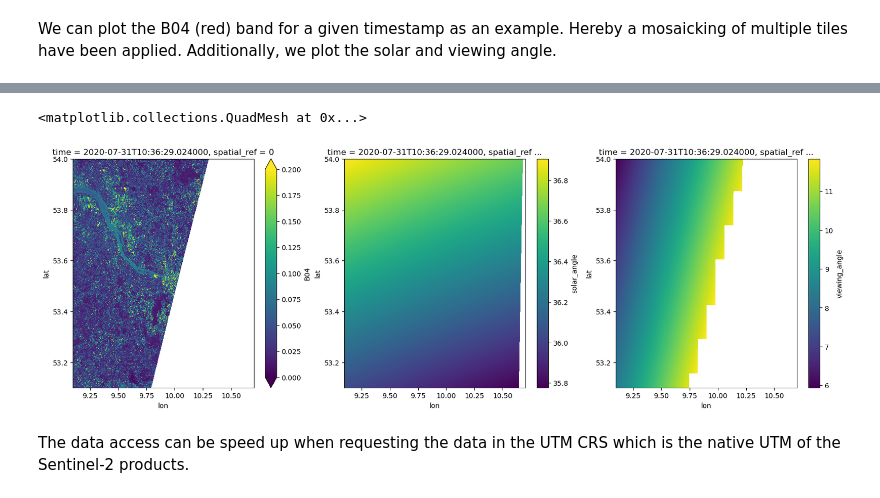
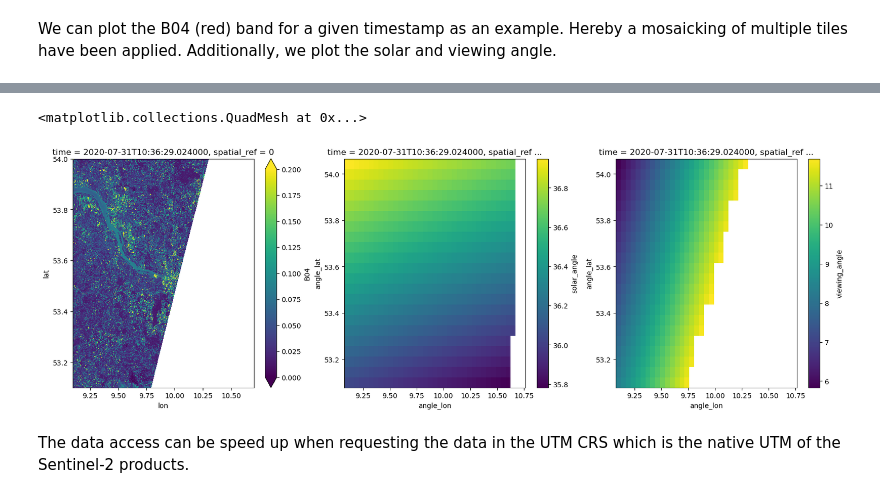
Before and after one commit to xcube-dev/xcube-stac, a Jupyter notebook: examples/notebooks/cdse_sentinel_2.ipynb, the cells around one changed output, grey strips where cells are left out. Drawn from its saved outputs; the diff is of its cells as text; code cells hidden in the pictures.

```diff
--- a/examples/notebooks/cdse_sentinel_2.ipynb
+++ b/examples/notebooks/cdse_sentinel_2.ipynb
@@ -24,8 +24,8 @@ Wall time: 2.72 s
 Next store the credentials in a dictionary.
 # %%
 credentials = {
-    "key": "xxx",
-    "secret": "xxx",
+    "key": "O0M0CUQIDQO9TDZ4D8NR",
+    "secret": "qPUyXs9G6j8on6MY5KPhQNHuA5uZTqxEscrbBCGx",
 }
 # %% [markdown]
 First, we get the store parameters needed to initialize a STAC [data store](https://xcube.readthedocs.io/en/latest/dataaccess.html#data-store-framework). Note that key and secret of the S3 access are required.
@@ -165,6 +165,6 @@ We can plot the B04 (red) band for a given timestamp as an example. Hereby a mos
 %%time
 fig, ax = plt.subplots(1, 3, figsize=(20, 6))
 ds.B04.isel(time=-1)[::10, ::10].plot(ax=ax[0], vmin=0, vmax=0.2)
-ds.solar_angle.isel(angle=0, time=-1)[::10, ::10].plot(ax=ax[1])
-ds.viewing_angle.isel(band=2, angle=0, time=-1)[::10, ::10].plot(ax=ax[2])
+ds.solar_angle.isel(angle=0, time=-1).plot(ax=ax[1])
+ds.viewing_angle.isel(band=2, angle=0, time=-1).plot(ax=ax[2])
 # %% [output]
@@ -173,5 +173,5 @@ Wall time: 5min
 <matplotlib.collections.QuadMesh at 0x...>
-[figure, old version]
+[figure, new version]
 # %% [markdown]
 The data access can be speed up when requesting the data in the UTM CRS which is the native UTM of the Sentinel-2 products.
 # %%
```
Also changed, not shown: parts of 20 cells of this notebook, 2 other files.
